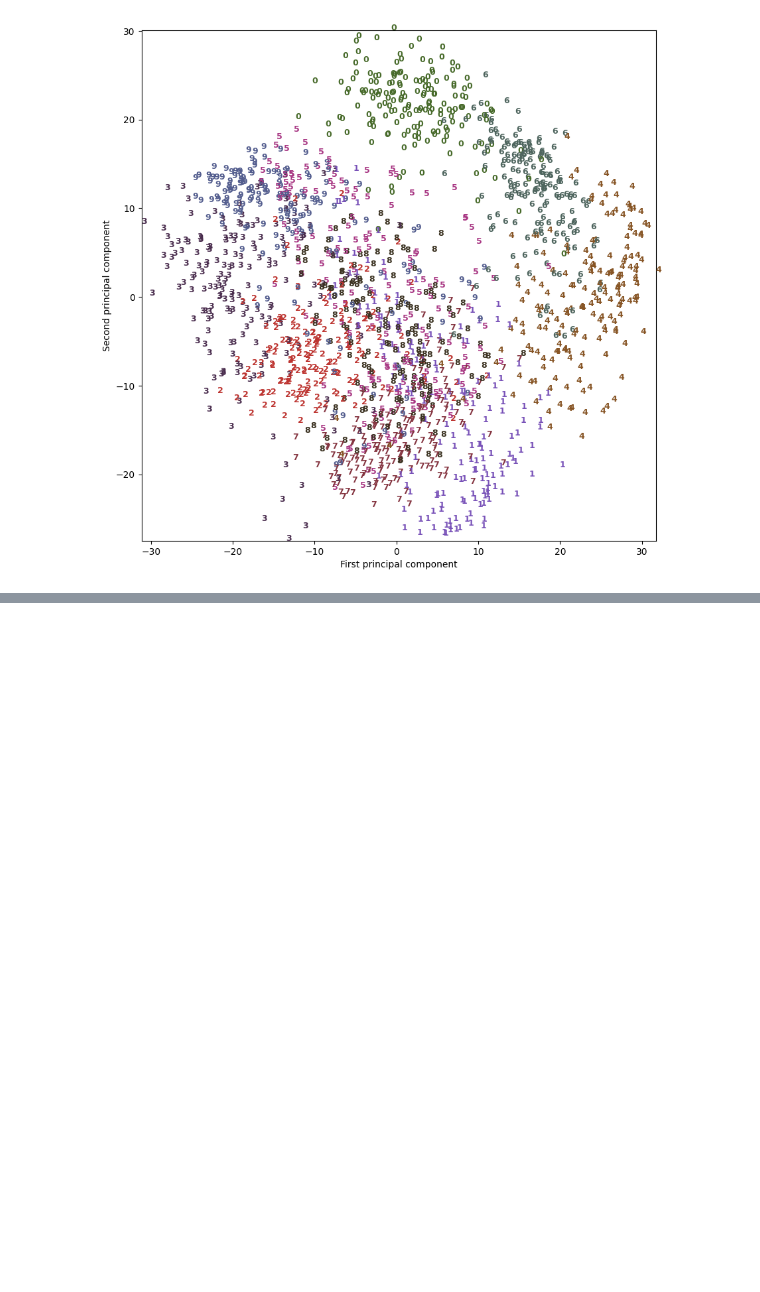
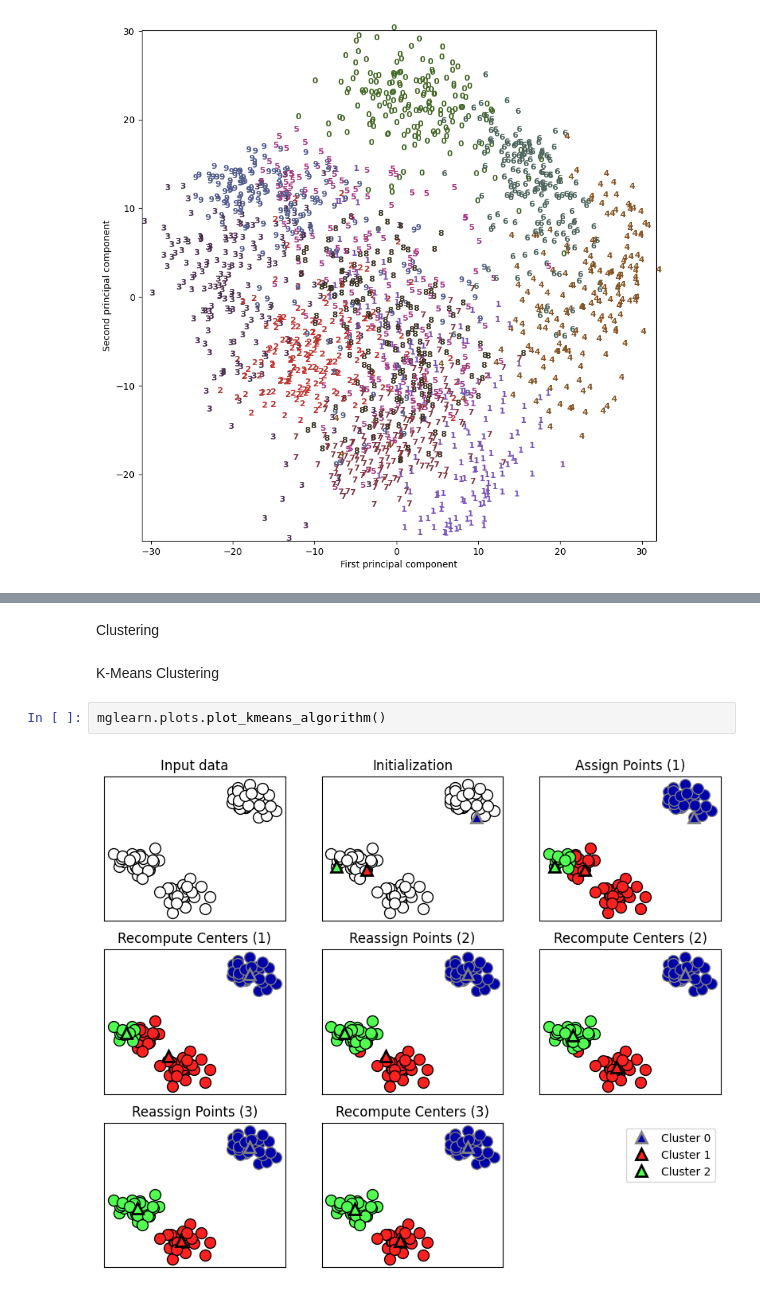
Before and after one commit to AliAbdallah454/IntroductionToMachineLearningWithPythonBook, a Jupyter notebook: 3-UnsupervisedLearningAndPreprocessing/PreprocessingAndScaling.ipynb, the cells around one changed output, grey strips where cells are left out. Drawn from its saved outputs; the diff is of its cells as text; blank space fills up the shorter version.

```diff
--- a/3-UnsupervisedLearningAndPreprocessing/PreprocessingAndScaling.ipynb
+++ b/3-UnsupervisedLearningAndPreprocessing/PreprocessingAndScaling.ipynb
@@ -164,0 +168,8 @@ plt.xlabel("t-SNE feature 1")
+# %% [markdown]
+Clustering
+# %% [markdown]
+K-Means Clustering
+# %%
+mglearn.plots.plot_kmeans_algorithm()
+# %% [output]
+[figure, added]
```
Also changed, not shown: parts of 5 cells of this notebook, 2 other files.
